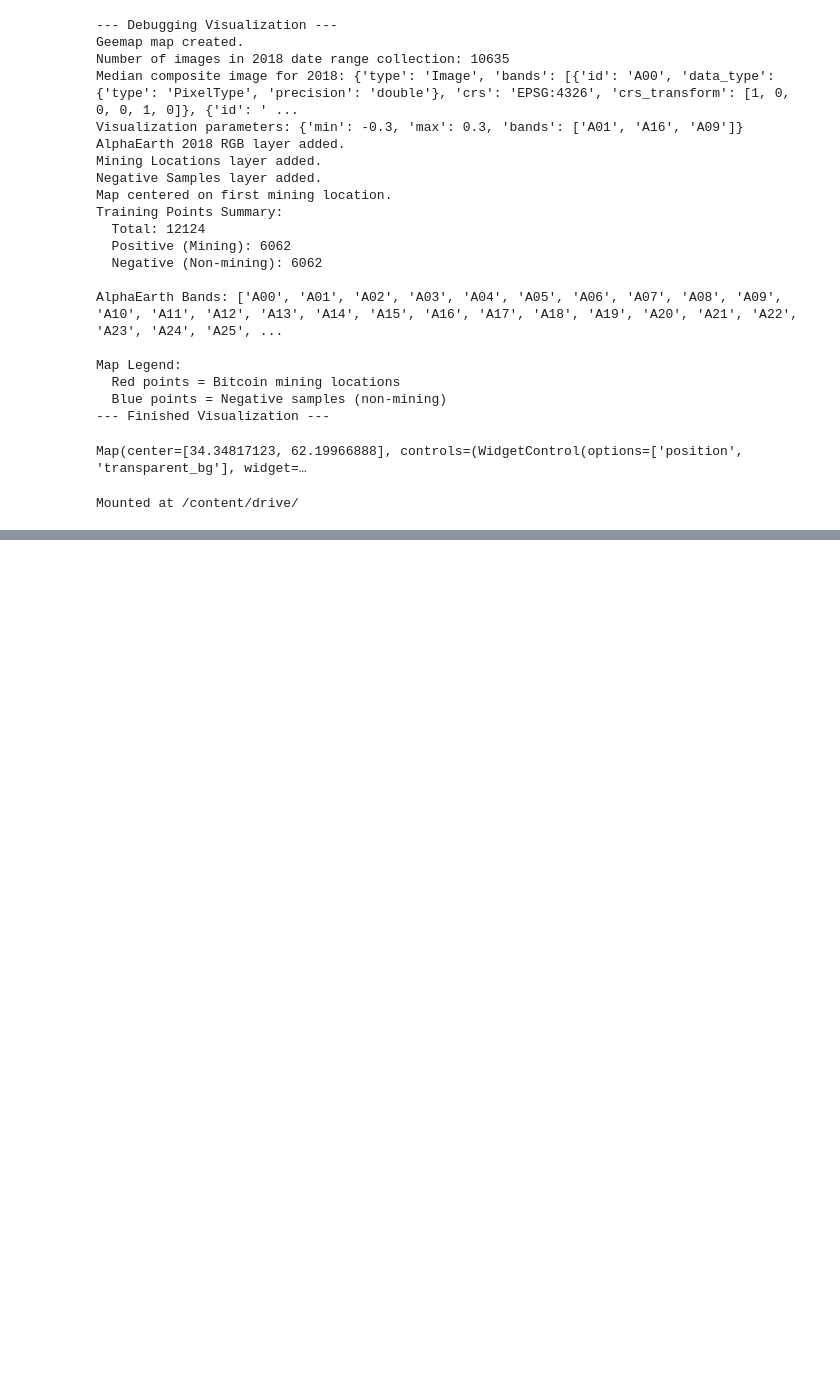
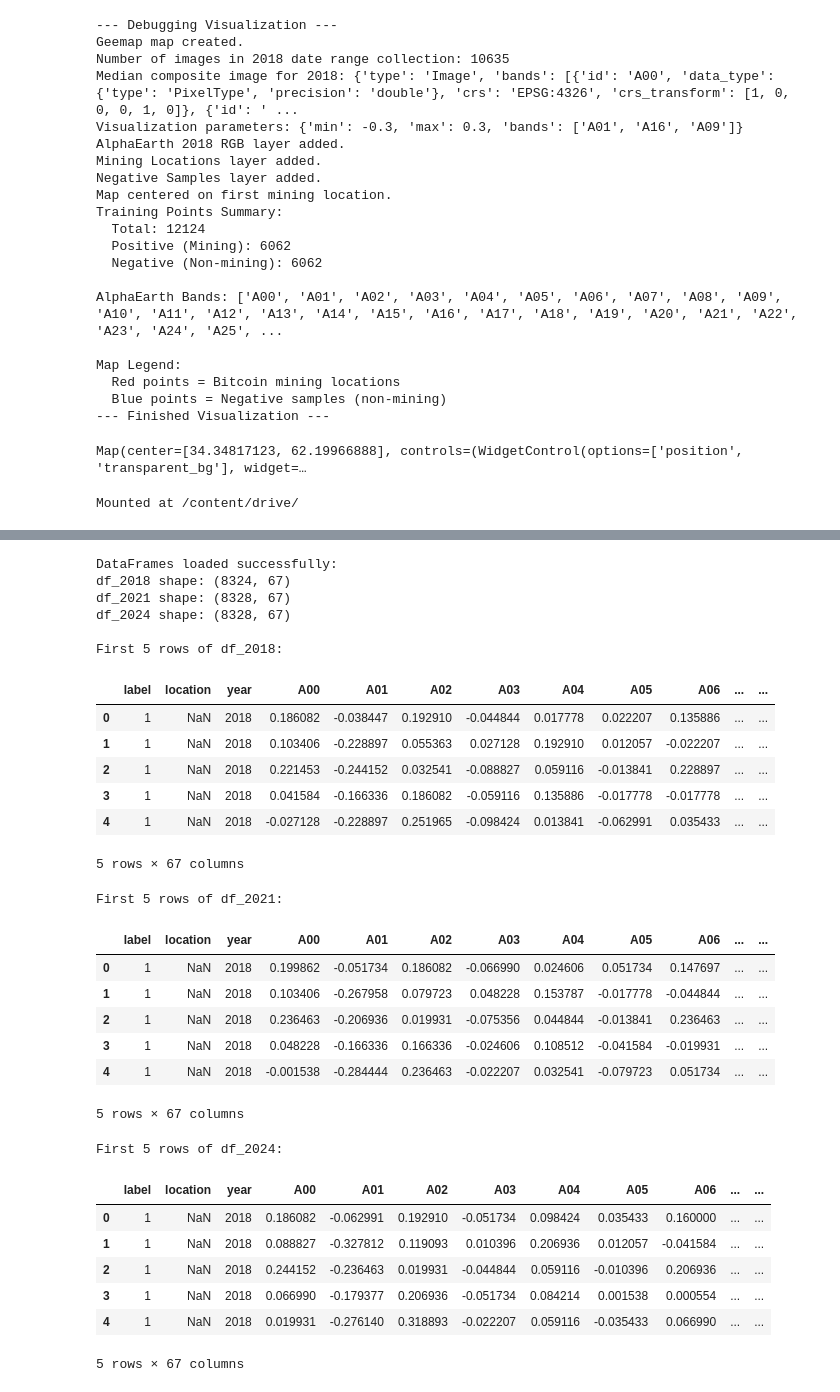
Before and after one commit to ktwu01/AlphaEarthHack, a Jupyter notebook: gee-bitcoin/GEE-test.ipynb, the cells around one changed output, grey strips where cells are left out. Drawn from its saved outputs; the diff is of its cells as text; code cells hidden in the pictures; blank space fills up the shorter version.

```diff
--- a/gee-bitcoin/GEE-test.ipynb
+++ b/gee-bitcoin/GEE-test.ipynb
@@ -826,0 +780,56 @@ ls: cannot access 'data/training/': No such file or directory
+# %%
+import pandas as pd
+import os
+
+# Define the path to your Google Drive folder
+drive_path = '/content/drive/My Drive/AlphaEarthHack/data/training/' # Assuming the data is in this subfolder
+
+# Load the CSV files into pandas DataFrames
+df_2018 = pd.read_csv(os.path.join(drive_path, 'AlphaEarth_Mining_Training_2018_Mosaic_Revised.csv'))
+df_2021 = pd.read_csv(os.path.join(drive_path, 'AlphaEarth_Mining_Training_2021_Mosaic_Revised.csv'))
+df_2024 = pd.read_csv(os.path.join(drive_path, 'AlphaEarth_Mining_Training_2024_Mosaic_Revised.csv'))
+
+print("DataFrames loaded successfully:")
+print("df_2018 shape:", df_2018.shape)
+print("df_2021 shape:", df_2021.shape)
+print("df_2024 shape:", df_2024.shape)
+
+# Display the first few rows of each DataFrame to inspect the data
+print("\nFirst 5 rows of df_2018:")
+display(df_2018.head())
+
+print("\nFirst 5 rows of df_2021:")
+display(df_2021.head())
+
+print("\nFirst 5 rows of df_2024:")
+display(df_2024.head())
+# %% [output]
+DataFrames loaded successfully:
+df_2018 shape: (8324, 67)
+df_2021 shape: (8328, 67)
+df_2024 shape: (8328, 67)
+
+First 5 rows of df_2018:
+|  | label | location | year | A00 | A01 | A02 | A03 | A04 | A05 | A06 | ... | ... |
+| 0 | 1 | NaN | 2018 | 0.186082 | -0.038447 | 0.192910 | -0.044844 | 0.017778 | 0.022207 | 0.135886 | ... | ... |
+| 1 | 1 | NaN | 2018 | 0.103406 | -0.228897 | 0.055363 | 0.027128 | 0.192910 | 0.012057 | -0.022207 | ... | ... |
+| 2 | 1 | NaN | 2018 | 0.221453 | -0.244152 | 0.032541 | -0.088827 | 0.059116 | -0.013841 | 0.228897 | ... | ... |
+| 3 | 1 | NaN | 2018 | 0.041584 | -0.166336 | 0.186082 | -0.059116 | 0.135886 | -0.017778 | -0.017778 | ... | ... |
+| 4 | 1 | NaN | 2018 | -0.027128 | -0.228897 | 0.251965 | -0.098424 | 0.013841 | -0.062991 | 0.035433 | ... | ... |
+5 rows × 67 columns
+First 5 rows of df_2021:
+|  | label | location | year | A00 | A01 | A02 | A03 | A04 | A05 | A06 | ... | ... |
+| 0 | 1 | NaN | 2018 | 0.199862 | -0.051734 | 0.186082 | -0.066990 | 0.024606 | 0.051734 | 0.147697 | ... | ... |
+| 1 | 1 | NaN | 2018 | 0.103406 | -0.267958 | 0.079723 | 0.048228 | 0.153787 | -0.017778 | -0.044844 | ... | ... |
+| 2 | 1 | NaN | 2018 | 0.236463 | -0.206936 | 0.019931 | -0.075356 | 0.044844 | -0.013841 | 0.236463 | ... | ... |
+| 3 | 1 | NaN | 2018 | 0.048228 | -0.166336 | 0.166336 | -0.024606 | 0.108512 | -0.041584 | -0.019931 | ... | ... |
+| 4 | 1 | NaN | 2018 | -0.001538 | -0.284444 | 0.236463 | -0.022207 | 0.032541 | -0.079723 | 0.051734 | ... | ... |
+5 rows × 67 columns
+First 5 rows of df_2024:
+|  | label | location | year | A00 | A01 | A02 | A03 | A04 | A05 | A06 | ... | ... |
+| 0 | 1 | NaN | 2018 | 0.186082 | -0.062991 | 0.192910 | -0.051734 | 0.098424 | 0.035433 | 0.160000 | ... | ... |
+| 1 | 1 | NaN | 2018 | 0.088827 | -0.327812 | 0.119093 | 0.010396 | 0.206936 | 0.012057 | -0.041584 | ... | ... |
+| 2 | 1 | NaN | 2018 | 0.244152 | -0.236463 | 0.019931 | -0.044844 | 0.059116 | -0.010396 | 0.206936 | ... | ... |
+| 3 | 1 | NaN | 2018 | 0.066990 | -0.179377 | 0.206936 | -0.051734 | 0.084214 | 0.001538 | 0.000554 | ... | ... |
+| 4 | 1 | NaN | 2018 | 0.019931 | -0.276140 | 0.318893 | -0.022207 | 0.059116 | -0.035433 | 0.066990 | ... | ... |
+5 rows × 67 columns
```
Also changed, not shown: parts of 9 cells of this notebook.
